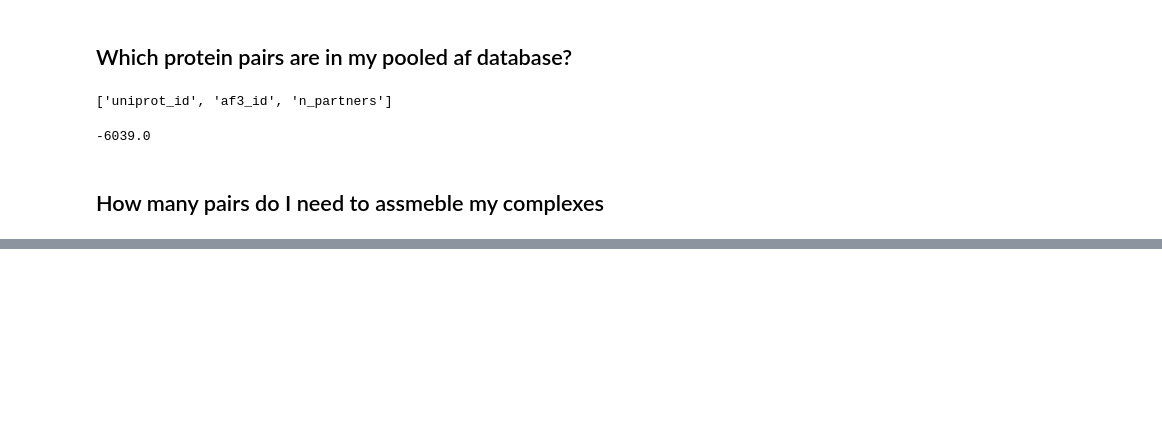
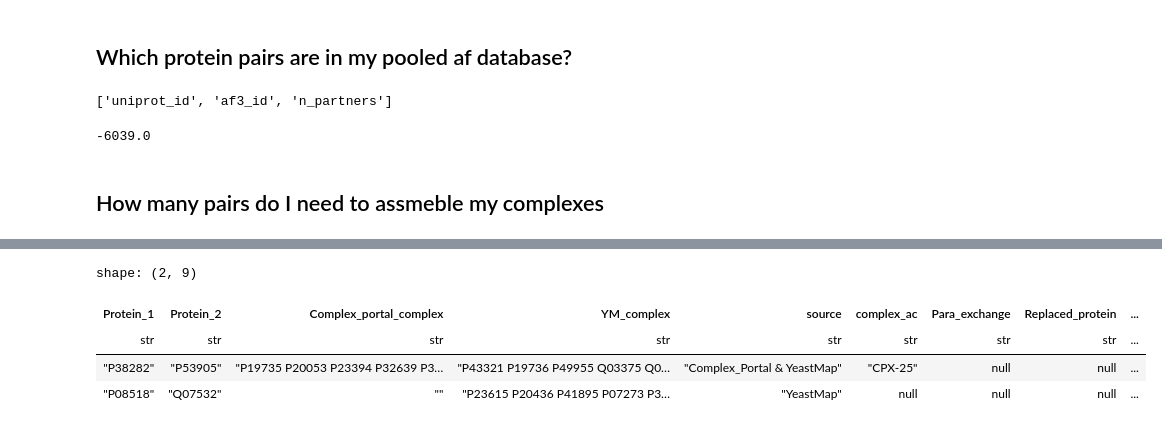
Before and after one commit to Kim-Dammer/master_thesis, a Jupyter notebook: notebooks/08_homomultimers.ipynb, the cells around one changed output, grey strips where cells are left out. Cells and saved outputs as stored; diff of their text form; code cells hidden in the pictures; blank space fills up the shorter version.

```diff
--- a/notebooks/08_homomultimers.ipynb
+++ b/notebooks/08_homomultimers.ipynb
@@ -377,0 +388,30 @@ no_pairs_exist = pairs_AF_model_exists.filter(pl.col("AF_model_exists") == False
+# %%
+Pair_AF_model_mapping = pl.read_parquet( data_dir/ 'iPTM_and_pLDDT/CP_YM_complexes_unique_pairs_dedub_paralogue_cleaned_AF_model_exists.parquet')
+
+
+YM = pl.read_csv(data_dir /"Complex_Portal/YeastMap/yeast.MAP_complexes_wConfidenceScores_wGenenames_total779_20251214.csv")
+YM = make_pairs(YM, column ='UniProt_ACCs')
+
+CP = pl.read_csv(data_dir /"Complex_Portal/Saccharomyces_cerevisiae_ComplexTab.tsv", separator = '\t')
+CP = make_pairs(clean_identifiers(CP), "Cleaned Identifiers")
+# %%
+#ensure pairs are in correct order
+YM = YM.with_columns(
+    pl.concat_str(
+        [
+            pl.min_horizontal("Protein_1", "Protein_2"),
+            pl.max_horizontal("Protein_1", "Protein_2")
+        ],
+        separator="_"
+    ).alias("pair_id")
+)
+
+Pair_AF_model_mapping = Pair_AF_model_mapping.with_columns(
+    pl.concat_str(
+        [
+            pl.min_horizontal("Protein_1", "Protein_2"),
+            pl.max_horizontal("Protein_1", "Protein_2")
+        ],
+        separator="_"
+    ).alias("pair_id")
+)
@@ -377,0 +478,8 @@ no_pairs_exist = pairs_AF_model_exists.filter(pl.col("AF_model_exists") == False
+# %%
+Pair_AF_model_mapping.head(2)
+# %% [output]
+shape: (2, 9)
+| Protein_1 | Protein_2 | Complex_portal_complex | YM_complex | source | complex_ac | Para_exchange | Replaced_protein | ... |
+| str | str | str | str | str | str | str | str | ... |
+| "P38282" | "P53905" | "P19735 P20053 P23394 P32639 P3… | "P43321 P19736 P49955 Q03375 Q0… | "Complex_Portal & YeastMap" | "CPX-25" | null | null | ... |
+| "P08518" | "Q07532" | "" | "P23615 P20436 P41895 P07273 P3… | "YeastMap" | null | null | null | ... |
```
Also changed, not shown: parts of 10 cells of this notebook, 2 other files.
